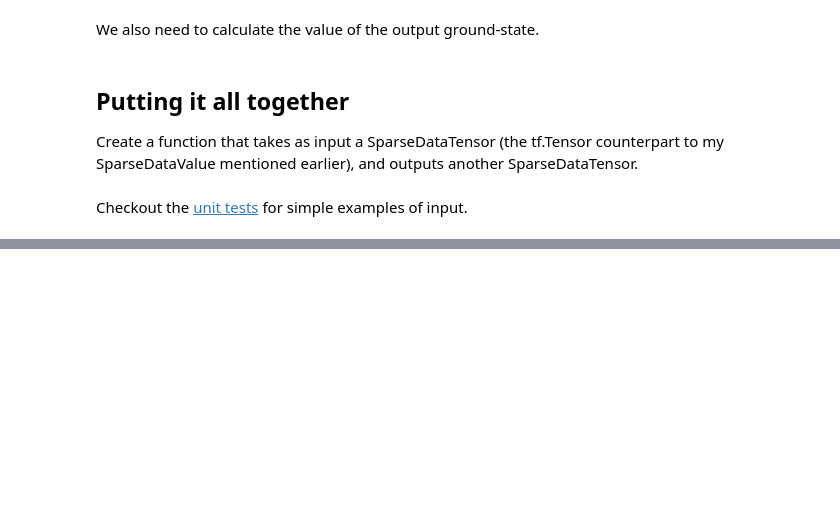
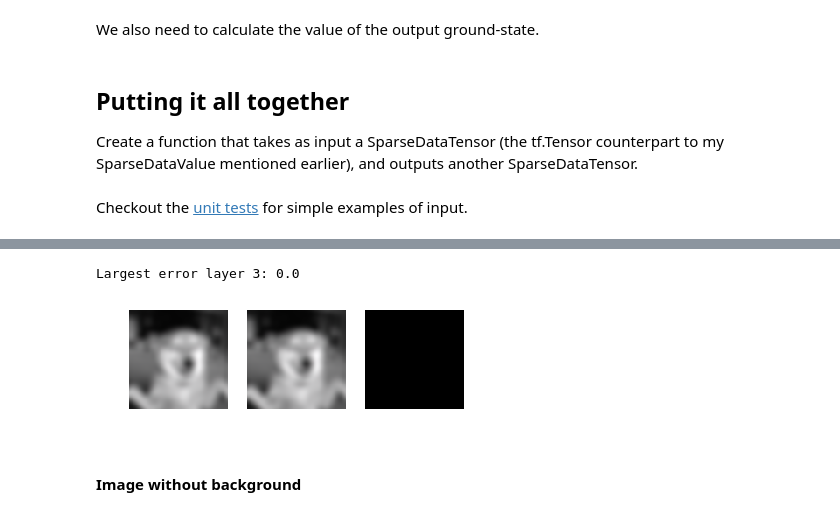
Before and after one commit to IdRatherBeCoding/sparse_cnn, a Jupyter notebook: sparse_cnn.ipynb, the cells around one changed output, grey strips where cells are left out. Drawn from its saved outputs; the diff is of its cells as text; code cells hidden in the pictures; blank space fills up the shorter version.

```diff
--- a/sparse_cnn.ipynb
+++ b/sparse_cnn.ipynb
@@ -201,0 +272,8 @@ visualise_output(output.to_dense())
+# %%
+_, _, diff = compare_layer(sparse_A3, dense_A3)
+print("Largest error layer 3:", np.max(diff))
+# %% [output]
+Largest error layer 3: 0.0
+[figure, added]
+# %% [markdown]
+#### Image without background
```
Also changed, not shown: parts of 24 cells of this notebook.
